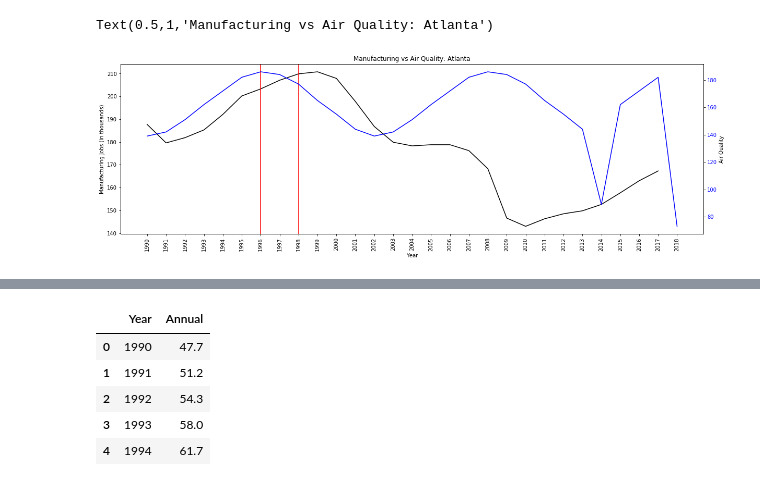
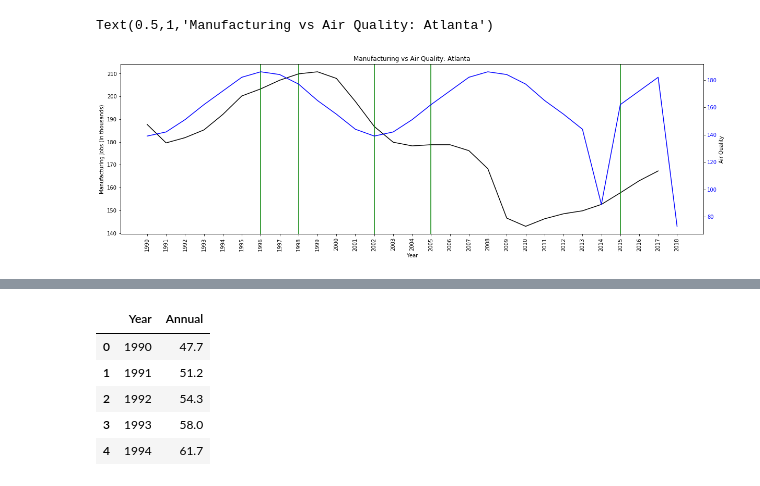
Before and after one commit to dshaffe2/ProjectOne, a Jupyter notebook: Manutimeline.ipynb, the cells around one changed output, grey strips where cells are left out. Drawn from its saved outputs; the diff is of its cells as text; code cells hidden in the pictures.

```diff
--- a/Manutimeline.ipynb
+++ b/Manutimeline.ipynb
@@ -21,29 +14,32 @@ data2 = [139, 142, 151, 162, 172, 182, 186, 184, 177, 165, 155, 144,
 # %%
 fig, ax1 = plt.subplots(figsize=(20,6))
 
 
 #color = 'tab:red'
 ax1.set_xlabel("Year")
 ax1.set_ylabel("Manufacturing Jobs (in thousands)")
 ax1.plot(x_axis, atl_df["Annual"], color='k')
 ax1.tick_params(axis='y', labelcolor='k')
 ax1.set_xticks(list(range(0, len(atl_df["Year"]))))
 ax1.set_xticklabels(atl_df["Year"], rotation="vertical")
-ax1.axvline(6, ymin=0, ymax=1, color='r')
-ax1.axvline(8, ymin=0, ymax=1, color='r')
+ax1.axvline(6, ymin=0, ymax=1, color='g')
+ax1.axvline(8, ymin=0, ymax=1, color='g')
+ax1.axvline(12, ymin=0, ymax=1, color='g')
+ax1.axvline(15, ymin=0, ymax=1, color='g')
+ax1.axvline(25, ymin=0, ymax=1, color='g')
 
 ax2 = ax1.twinx()  # instantiate a second axes that shares the same x-axis
 
 #color = 'tab:blue'
 ax2.set_ylabel("Air Quality")  # we already handled the x-label with ax1
 ax2.plot(x_axis, data2, color='b')
 ax2.tick_params(axis='y', labelcolor='b')
 
 
 plt.title("Manufacturing vs Air Quality: Atlanta")
 
-#plt.savefig("C:/Users/ginaf/example.png")
+#plt.savefig("C:/Users/ginaf/Atlantamanuf.png")
 # %% [output]
 Text(0.5,1,'Manufacturing vs Air Quality: Atlanta')
-[figure, old version]
+[figure, new version]
 # %%
```
Also changed, not shown: parts of 6 cells of this notebook.
